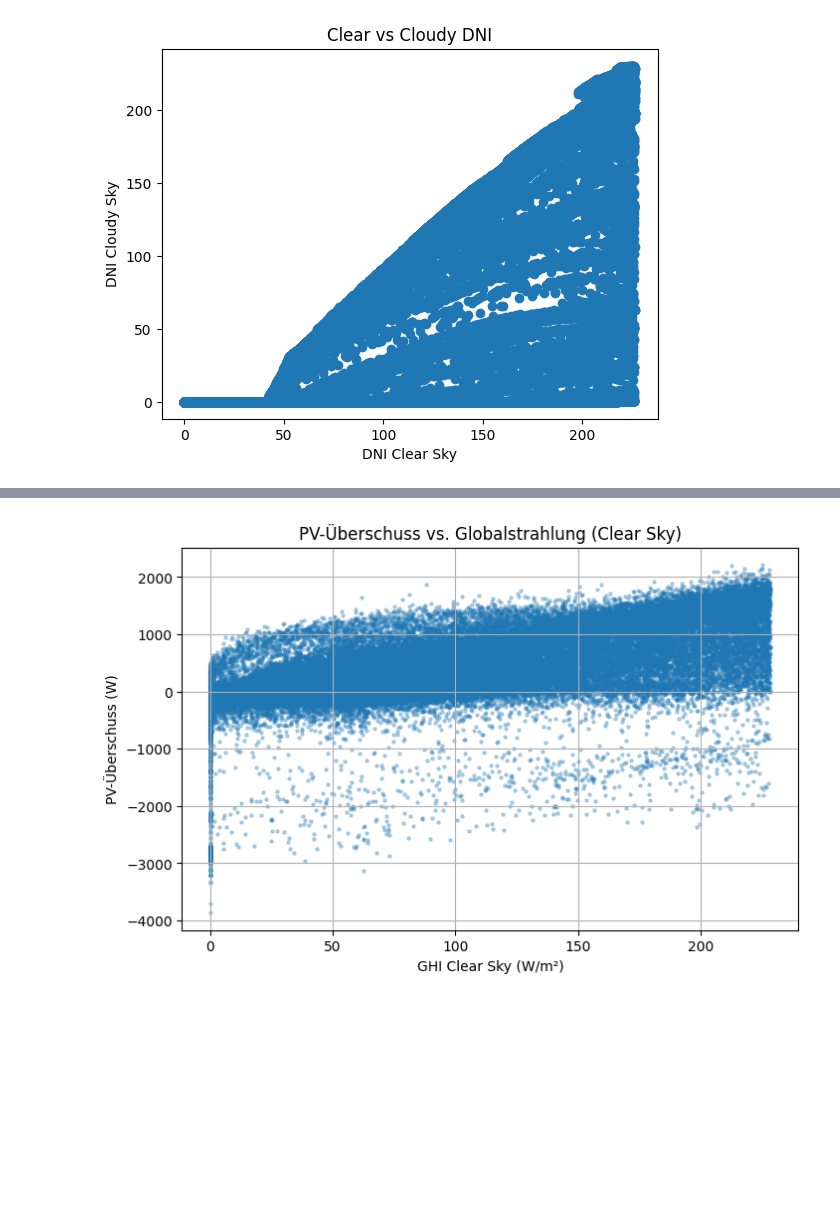
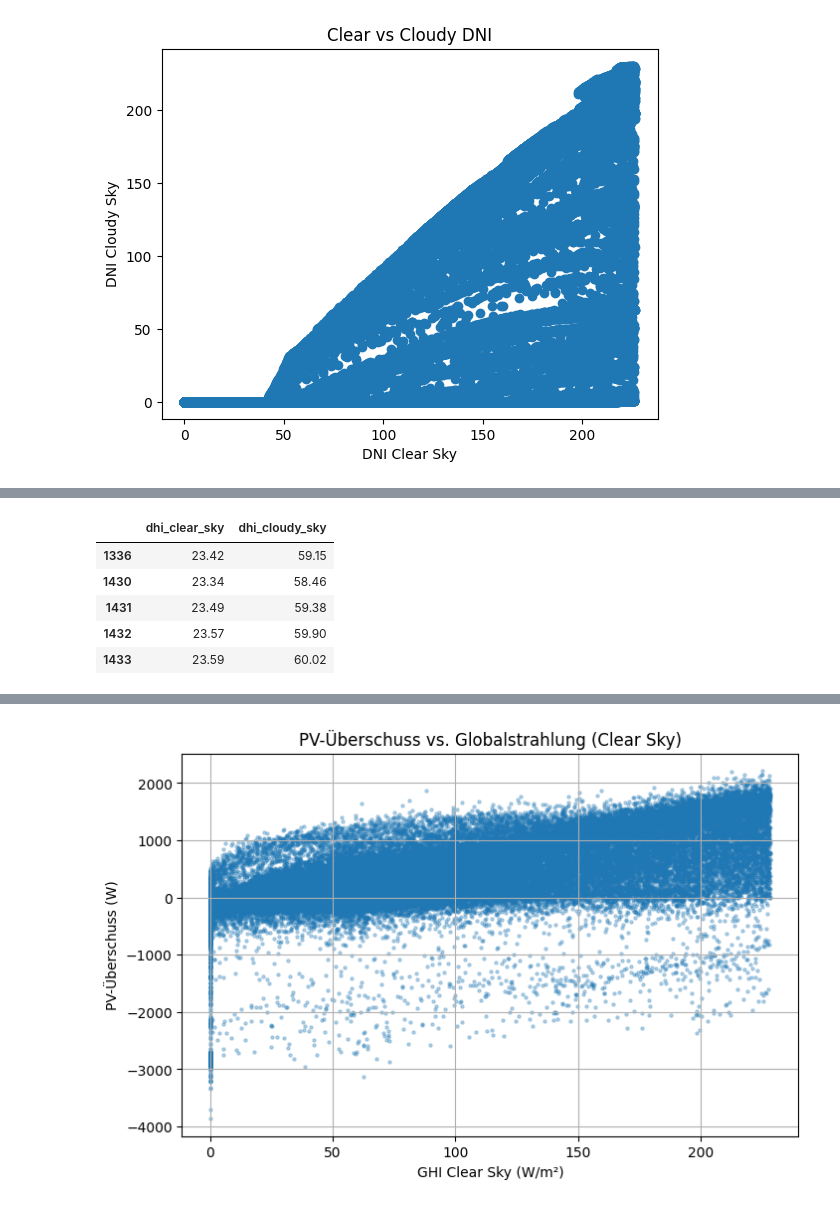
Before and after one commit to Anni075/KI-Project, a Jupyter notebook: outliers_analysis.ipynb, the cells around one changed output, grey strips where cells are left out. Drawn from its saved outputs; the diff is of its cells as text; code cells hidden in the pictures; blank space fills up the shorter version.

```diff
--- a/outliers_analysis.ipynb
+++ b/outliers_analysis.ipynb
@@ -115,0 +137,12 @@ DHI Clear < Cloudy: 26751
+# %%
+irradiance[
+    (irradiance["dhi_rel_diff"] < -1.5) &
+    (irradiance["ghi_clear_sky"] > 20)
+][["dhi_clear_sky", "dhi_cloudy_sky"]].head()
+# %% [output]
+|  | dhi_clear_sky | dhi_cloudy_sky |
+| 1336 | 23.42 | 59.15 |
+| 1430 | 23.34 | 58.46 |
+| 1431 | 23.49 | 59.38 |
+| 1432 | 23.57 | 59.90 |
+| 1433 | 23.59 | 60.02 |
```
Also changed, not shown: parts of 10 cells of this notebook.
